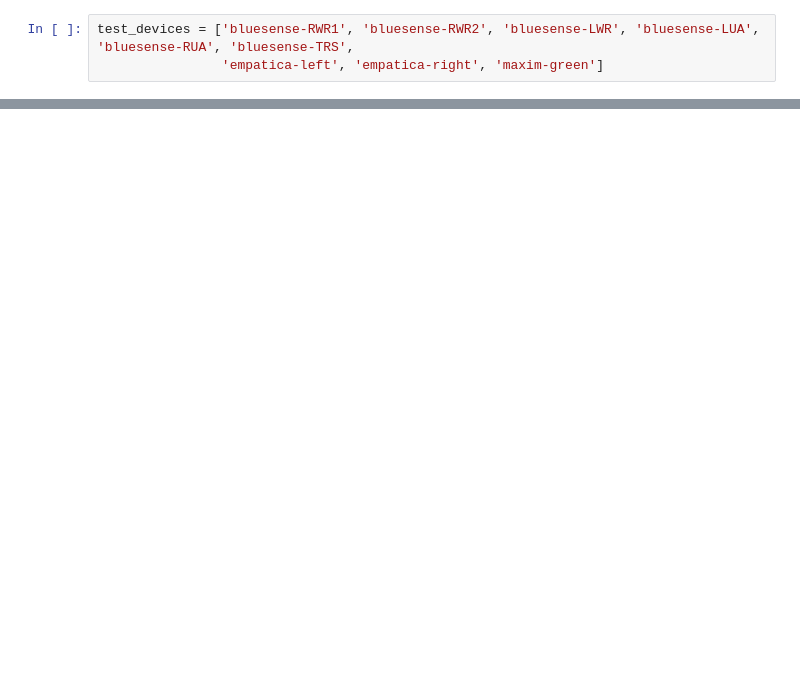
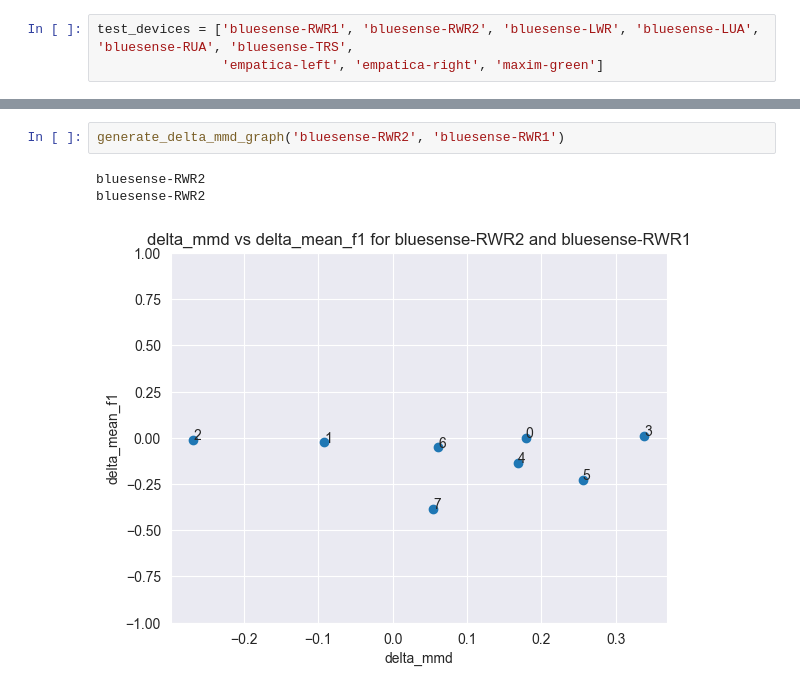
Before and after one commit to Gr33nMayhem/PERCOM_Variability_Research, a Jupyter notebook: notebooks/results_notebook/graph_creation.ipynb, the cells around one changed output, grey strips where cells are left out. Saved outputs shown, nothing was run; the diff lists cells and outputs as text; blank space fills up the shorter version.

```diff
--- a/notebooks/results_notebook/graph_creation.ipynb
+++ b/notebooks/results_notebook/graph_creation.ipynb
@@ -339,0 +254,6 @@ Text(0.5, 1.0, 'delta_mmd vs delta_mean_f1 for bluesense-RWR2 and bluesense-RWR1
+# %%
+generate_delta_mmd_graph('bluesense-RWR2', 'bluesense-RWR1')
+# %% [output]
+bluesense-RWR2
+bluesense-RWR2
+[figure, added]
```
Also changed, not shown: parts of 29 cells of this notebook.
